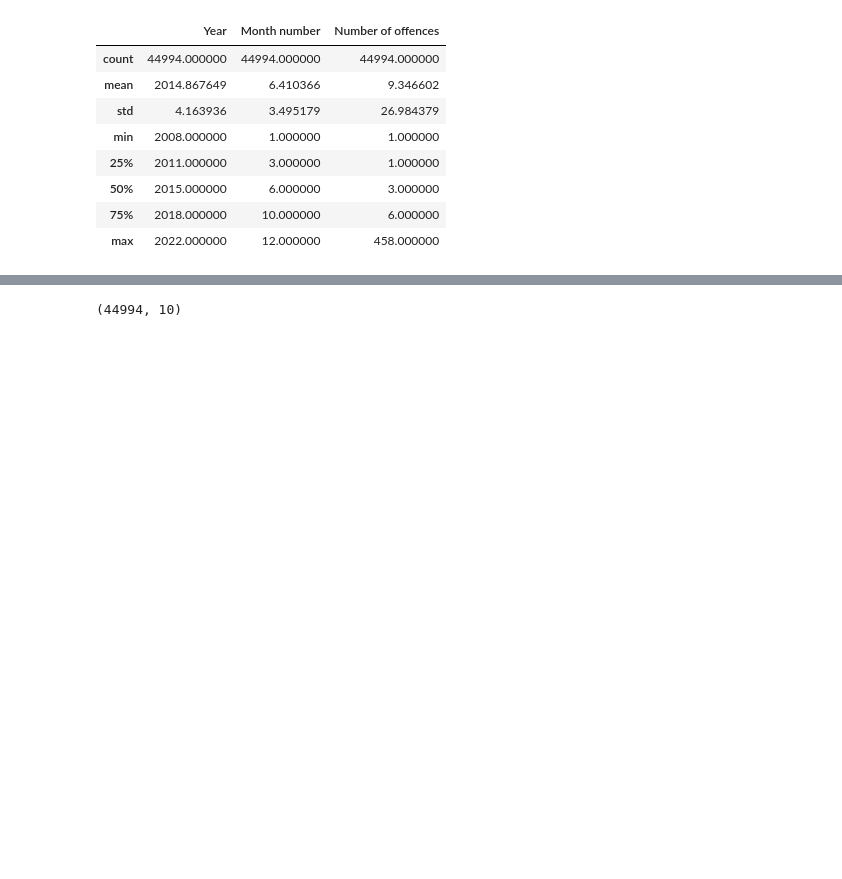
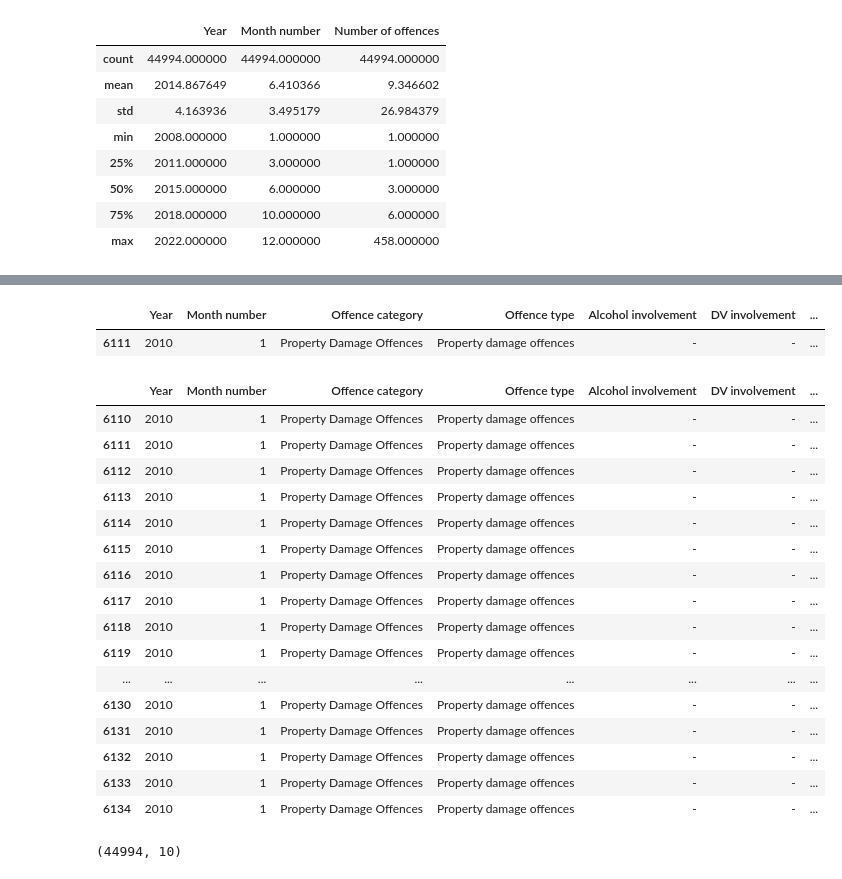
Before and after one commit to ShantiRoseCodes/solo_project, a Jupyter notebook: Domestic Violence.ipynb, the cells around one changed output, grey strips where cells are left out. Drawn from its saved outputs; the diff is of its cells as text; code cells hidden in the pictures; blank space fills up the shorter version.

```diff
--- a/Domestic Violence.ipynb
+++ b/Domestic Violence.ipynb
@@ -5,7 +5,30 @@ Offences in the Northern Territory can show strong seasonal patterns, with predi
 
 Last update was July 1st 2022.
 # %%
+# Standard Data Science Helpers
+import numpy as np
 import pandas as pd
+import scipy
+
+import chart_studio.plotly as py
+import plotly.graph_objs as go
+from plotly.offline import iplot, init_notebook_mode
+init_notebook_mode(connected=True)
+
+import cufflinks as cf
+cf.go_offline(connected=True)
+cf.set_config_file(colorscale='plotly', world_readable=True)
+
+# Extra options
+pd.options.display.max_rows = 30
+pd.options.display.max_columns = 25
+
+# Show all code cells outputs
+from IPython.core.interactiveshell import InteractiveShell
+InteractiveShell.ast_node_interactivity = 'all'
+
+import os
+from IPython.display import Image, display, HTML
 # %%
 dv_df = pd.read_csv('nt_crime_statistics_may_2022.csv')
 # %%
@@ -41,3 +71,28 @@ dv_df.describe()
+# %%
+dv_df[dv_df['Number of offences'] == 458]
+# %% [output]
+|  | Year | Month number | Offence category | Offence type | Alcohol involvement | DV involvement | ... |
+| 6111 | 2010 | 1 | Property Damage Offences | Property damage offences | - | - | ... |
+# %%
+dv_df[(dv_df['Year'] == 2010) & (dv_df['Month number'] == 1) & (dv_df['Offence category'] == 'Property Damage Offences')]
+# %% [output]
+|  | Year | Month number | Offence category | Offence type | Alcohol involvement | DV involvement | ... |
+| 6110 | 2010 | 1 | Property Damage Offences | Property damage offences | - | - | ... |
+| 6111 | 2010 | 1 | Property Damage Offences | Property damage offences | - | - | ... |
+| 6112 | 2010 | 1 | Property Damage Offences | Property damage offences | - | - | ... |
+| 6113 | 2010 | 1 | Property Damage Offences | Property damage offences | - | - | ... |
+| 6114 | 2010 | 1 | Property Damage Offences | Property damage offences | - | - | ... |
+| 6115 | 2010 | 1 | Property Damage Offences | Property damage offences | - | - | ... |
+| 6116 | 2010 | 1 | Property Damage Offences | Property damage offences | - | - | ... |
+| 6117 | 2010 | 1 | Property Damage Offences | Property damage offences | - | - | ... |
+| 6118 | 2010 | 1 | Property Damage Offences | Property damage offences | - | - | ... |
+| 6119 | 2010 | 1 | Property Damage Offences | Property damage offences | - | - | ... |
+| ... | ... | ... | ... | ... | ... | ... | ... |
+| 6130 | 2010 | 1 | Property Damage Offences | Property damage offences | - | - | ... |
+| 6131 | 2010 | 1 | Property Damage Offences | Property damage offences | - | - | ... |
+| 6132 | 2010 | 1 | Property Damage Offences | Property damage offences | - | - | ... |
+| 6133 | 2010 | 1 | Property Damage Offences | Property damage offences | - | - | ... |
+| 6134 | 2010 | 1 | Property Damage Offences | Property damage offences | - | - | ... |
 # %%
 dv_df.shape
 # %% [output]
```
Also changed, not shown: parts of 33 cells of this notebook.
